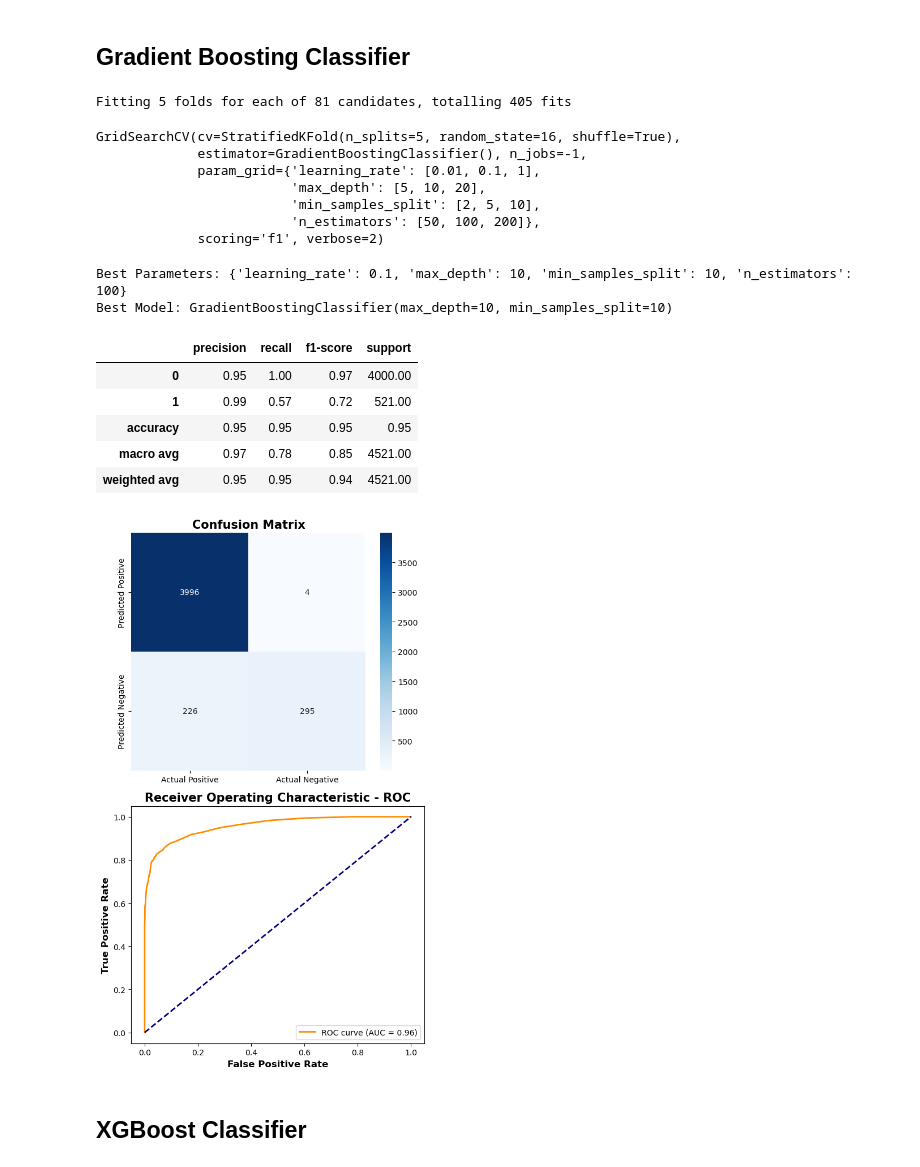
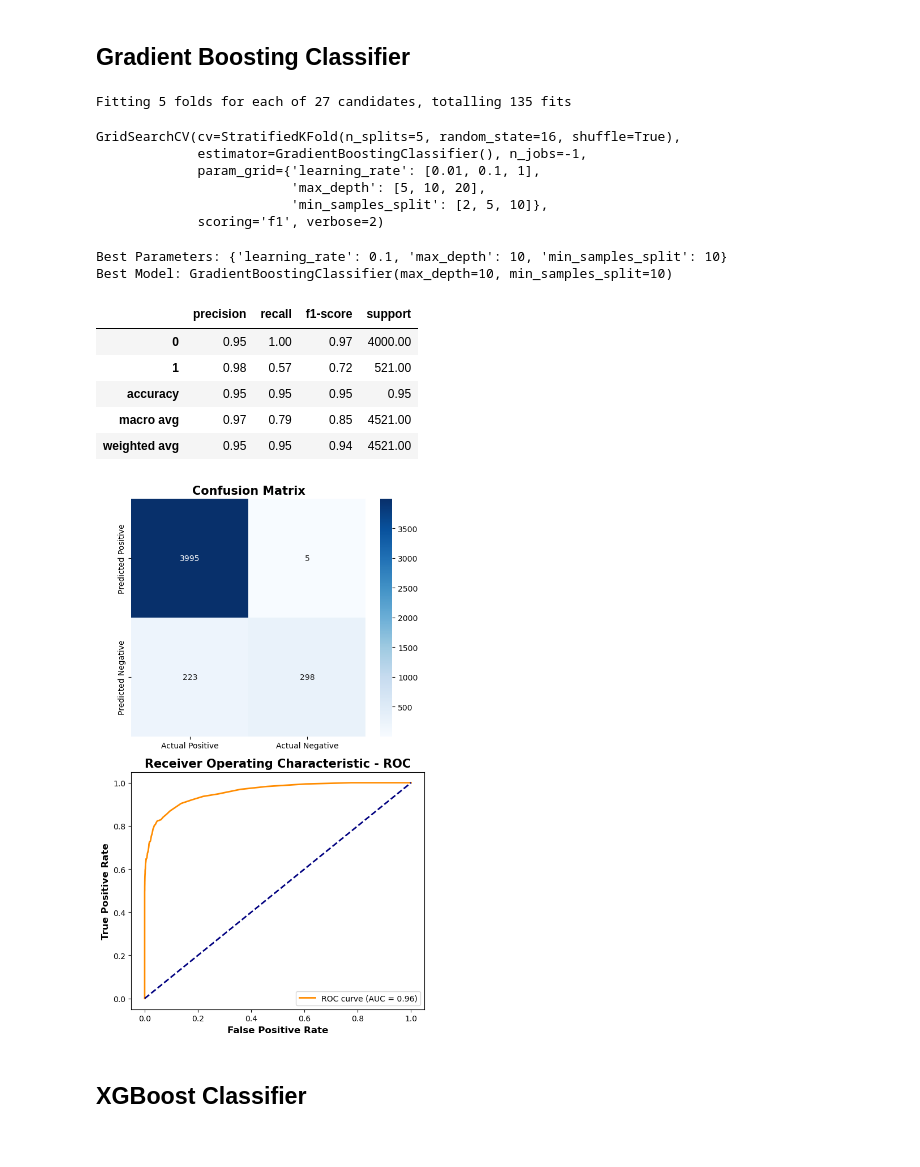
Before and after one commit to DuyKhanh162/Marketing-Prediction, a Jupyter notebook: Loan Status Prediction.ipynb, the cells around one changed output. Cells and saved outputs as stored; diff of their text form; code cells hidden in the pictures.

```diff
--- a/Loan Status Prediction.ipynb
+++ b/Loan Status Prediction.ipynb
@@ -833,4 +832,4 @@ grid_search = GridSearchCV(rfc, param_grid, cv=skfold, n_jobs=-1, scoring='f1',
 # %%
 # Fit the model
-grid_search.fit(x_train, y_train)
+grid_search_rfc.fit(x_train, y_train)
 # %% [output]
@@ -868,44 +866,42 @@ evaluate(best_model)
 # Define the model and param grid
 gbc = GradientBoostingClassifier()
 param_grid = {
-    'n_estimators': [50, 100, 200],
     'learning_rate': [0.01, 0.1, 1],
     'min_samples_split': [2, 5, 10],
     'max_depth': [5, 10, 20]
 }
 # Initialize GridSearchCV
 skfold = StratifiedKFold(n_splits=5, shuffle=True, random_state=16)
-grid_search = GridSearchCV(gbc, param_grid, cv=skfold, n_jobs=-1, scoring='f1', verbose=2)
+grid_search_gbc = GridSearchCV(gbc, param_grid, cv=skfold, n_jobs=-1, scoring='f1', verbose=2)
 # %%
 # Fit the model
-grid_search.fit(x_train, y_train)
+grid_search_gbc.fit(x_train, y_train)
 # %% [output]
-Fitting 5 folds for each of 81 candidates, totalling 405 fits
+Fitting 5 folds for each of 27 candidates, totalling 135 fits
 GridSearchCV(cv=StratifiedKFold(n_splits=5, random_state=16, shuffle=True),
              estimator=GradientBoostingClassifier(), n_jobs=-1,
              param_grid={'learning_rate': [0.01, 0.1, 1],
                          'max_depth': [5, 10, 20],
-                         'min_samples_split': [2, 5, 10],
-                         'n_estimators': [50, 100, 200]},
+                         'min_samples_split': [2, 5, 10]},
              scoring='f1', verbose=2)
 # %%
 # Result of the best param_grid and model
-best_params = grid_search.best_params_
-best_model = grid_search.best_estimator_
-print("Best Parameters:", best_params)
-print("Best Model:", best_model)
+best_params_gbc = grid_search_gbc.best_params_
+best_model_gbc = grid_search_gbc.best_estimator_
+print("Best Parameters:", best_params_gbc)
+print("Best Model:", best_model_gbc)
 # %% [output]
-Best Parameters: {'learning_rate': 0.1, 'max_depth': 10, 'min_samples_split': 10, 'n_estimators': 100}
+Best Parameters: {'learning_rate': 0.1, 'max_depth': 10, 'min_samples_split': 10}
 Best Model: GradientBoostingClassifier(max_depth=10, min_samples_split=10)
 # %%
 # Evaluate the model with best hyperparameters
-evaluate(best_model)
+evaluate(best_model_gbc)
 # %% [output]
 |  | precision | recall | f1-score | support |
 | 0 | 0.95 | 1.00 | 0.97 | 4000.00 |
-| 1 | 0.99 | 0.57 | 0.72 | 521.00 |
+| 1 | 0.98 | 0.57 | 0.72 | 521.00 |
 | accuracy | 0.95 | 0.95 | 0.95 | 0.95 |
-| macro avg | 0.97 | 0.78 | 0.85 | 4521.00 |
+| macro avg | 0.97 | 0.79 | 0.85 | 4521.00 |
 | weighted avg | 0.95 | 0.95 | 0.94 | 4521.00 |
 [figure]
 # %% [markdown]
```
Also changed, not shown: parts of 13 cells of this notebook.
